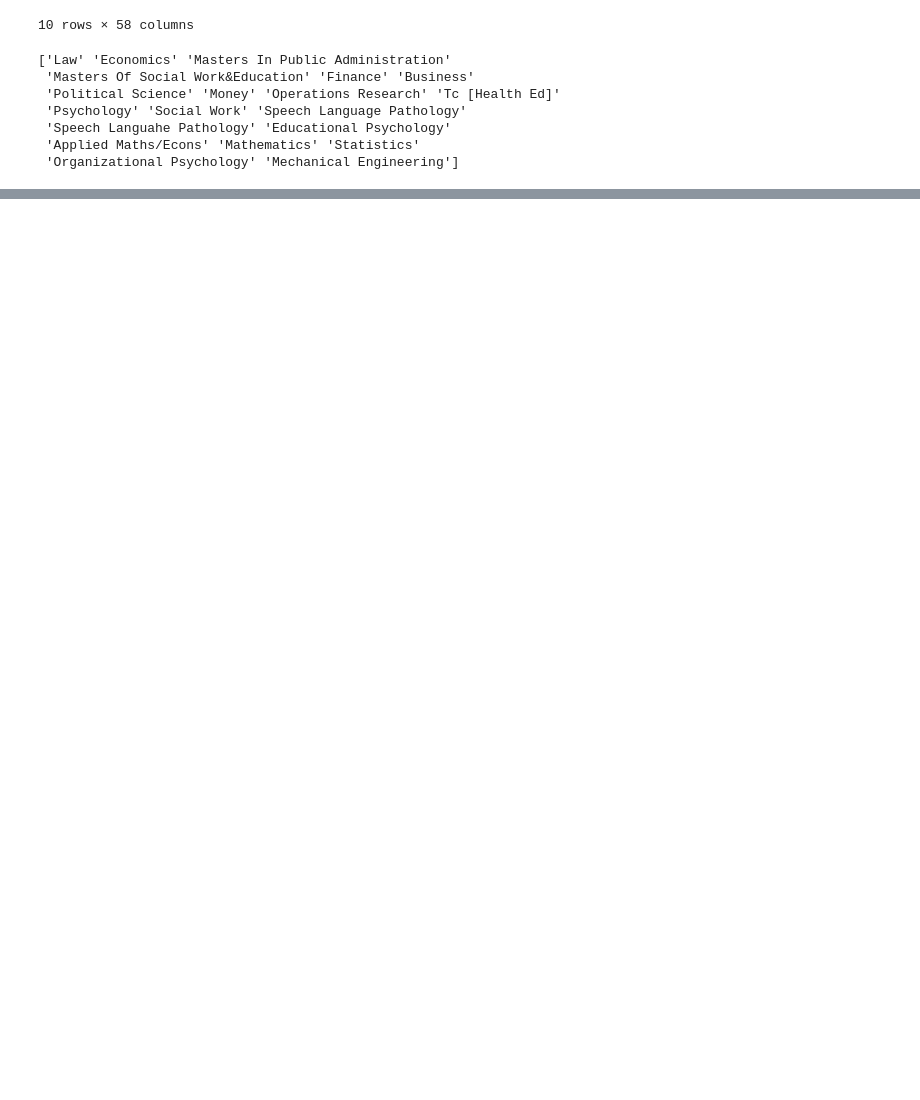
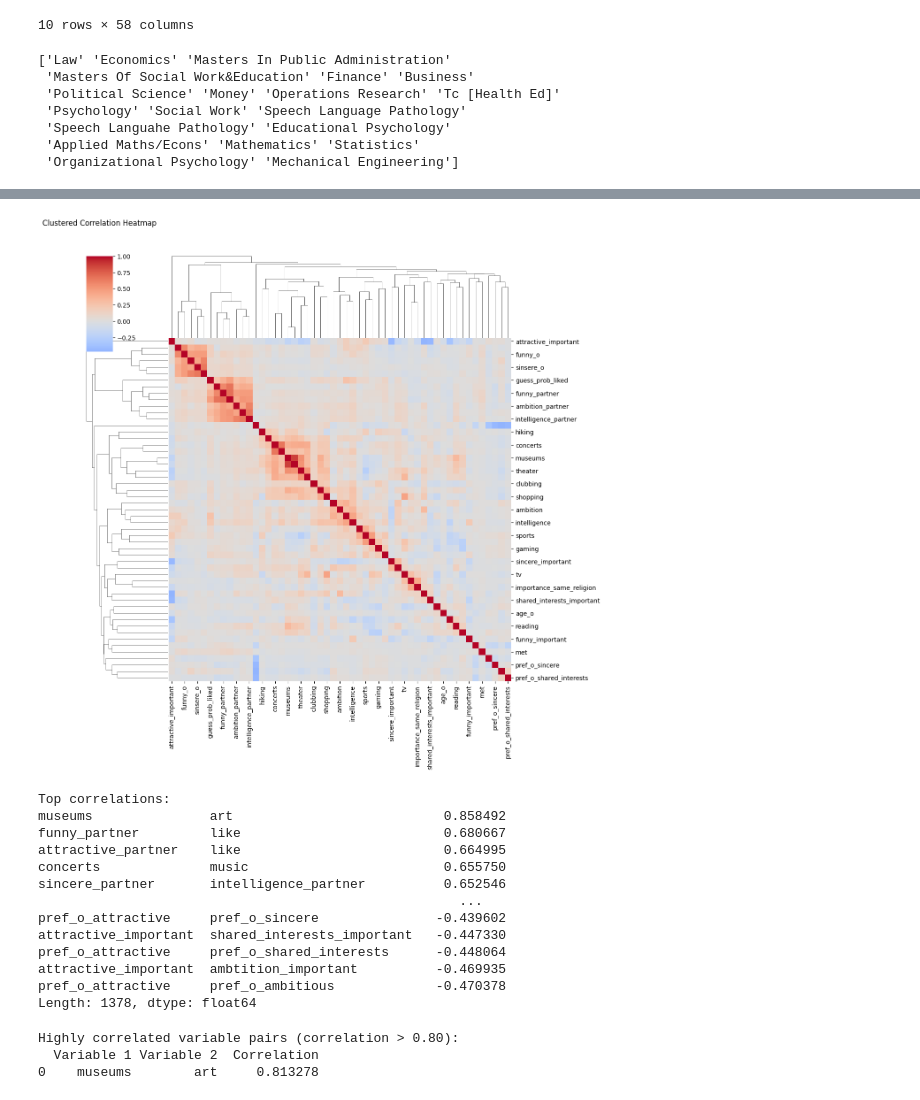
Before and after one commit to LucasEspitia/speedDating, a Jupyter notebook: Lucas.ipynb, the cells around one changed output, grey strips where cells are left out. Drawn from its saved outputs; the diff is of its cells as text; code cells hidden in the pictures; blank space fills up the shorter version.

```diff
--- a/Lucas.ipynb
+++ b/Lucas.ipynb
@@ -382,0 +495,54 @@ Número de valores únicos: 217
+# %%
+corr_matrix = df_numeric.corr()
+
+sns.clustermap(corr_matrix, cmap='coolwarm', center=0, figsize=(12, 12))
+plt.title('Clustered Correlation Heatmap', pad=50)
+plt.show()
+
+corr_pairs = (
+    corr_matrix.where(np.triu(np.ones(corr_matrix.shape), k=1).astype(bool))
+    .stack()
+    .sort_values(ascending=False)
+)
+print("Top correlations:")
+print(corr_pairs)
+# %% [output]
+[figure, added]
+Top correlations:
+museums               art                           0.858492
+funny_partner         like                          0.680667
+attractive_partner    like                          0.664995
+concerts              music                         0.655750
+sincere_partner       intelligence_partner          0.652546
+                                                      ...
+pref_o_attractive     pref_o_sincere               -0.439602
+attractive_important  shared_interests_important   -0.447330
+pref_o_attractive     pref_o_shared_interests      -0.448064
+attractive_important  ambtition_important          -0.469935
+pref_o_attractive     pref_o_ambitious             -0.470378
+Length: 1378, dtype: float64
+# %%
+df_numeric = data[numeric_cols]
+
+corr_matrix = df_numeric.corr().abs()
+threshold = 0.8
+
+high_corr_pairs = []
+
+for i in range(len(corr_matrix.columns)):
+    for j in range(i+1, len(corr_matrix.columns)):
+        col1 = corr_matrix.columns[i]
+        col2 = corr_matrix.columns[j]
+        corr_value = corr_matrix.iloc[i, j]
+        if corr_value > threshold:
+            high_corr_pairs.append((col1, col2, corr_value))
+
+high_corr_df = pd.DataFrame(high_corr_pairs, columns=['Variable 1', 'Variable 2', 'Correlation'])
+high_corr_df = high_corr_df.sort_values(by='Correlation', ascending=False)
+
+print("Highly correlated variable pairs (correlation > 0.80):")
+print(high_corr_df)
+# %% [output]
+Highly correlated variable pairs (correlation > 0.80):
+  Variable 1 Variable 2  Correlation
+0    museums        art     0.813278
```
Also changed, not shown: parts of 17 cells of this notebook.
